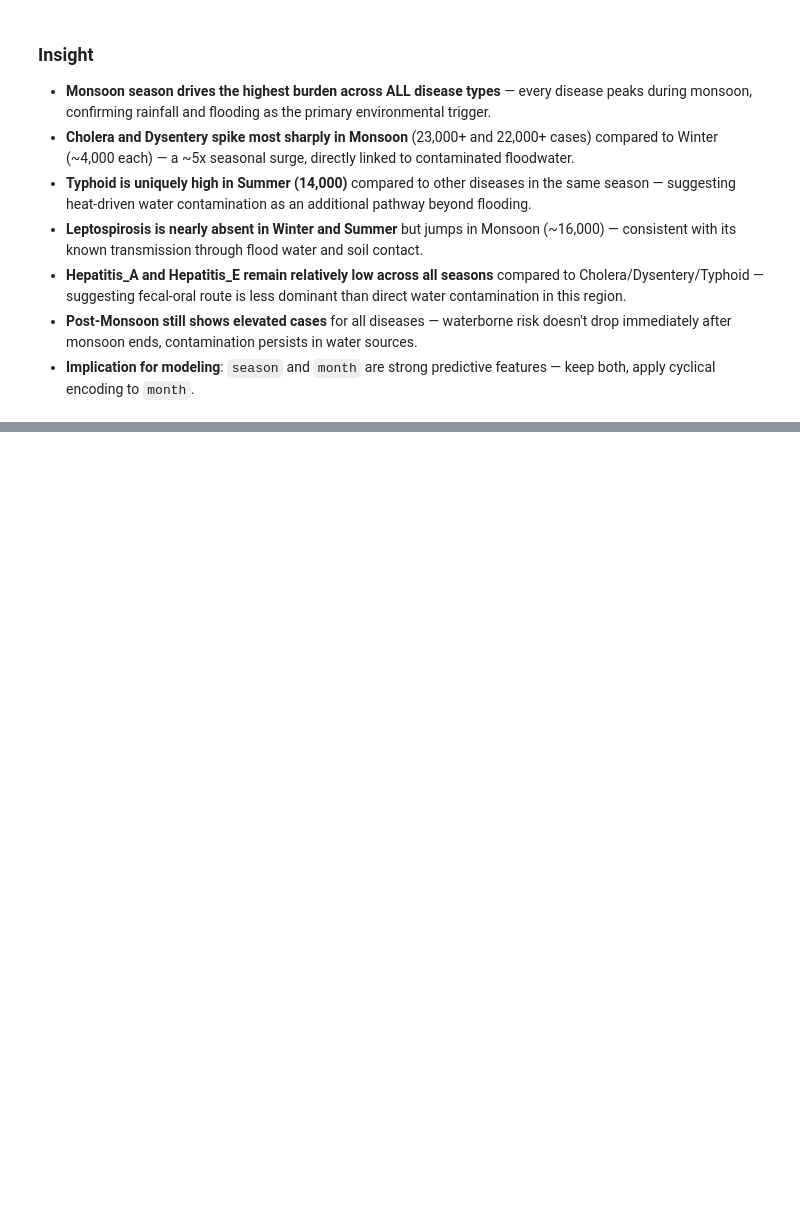
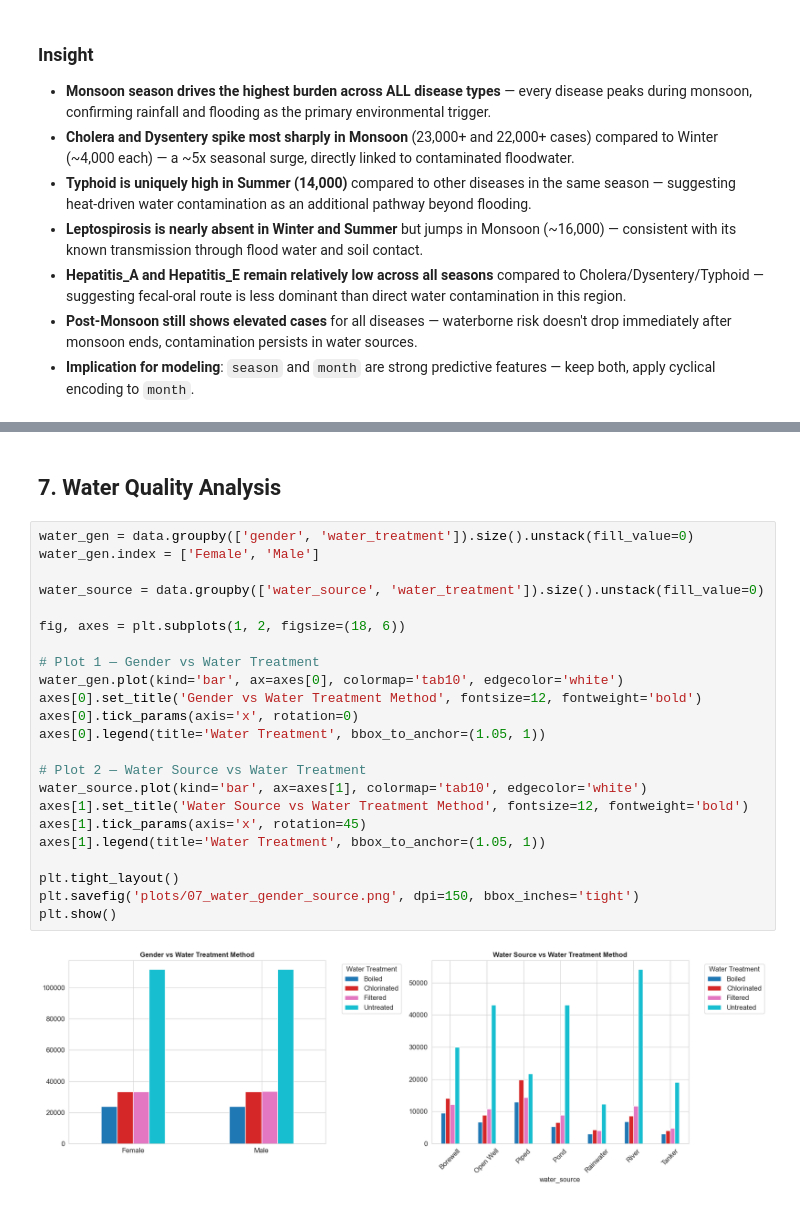
Before and after one commit to sumeet-016/NE-EpiGuard, a Jupyter notebook: Notebooks/EDA.ipynb, the cells around one changed output, grey strips where cells are left out. Cells and saved outputs as stored; diff of their text form; blank space fills up the shorter version.

```diff
--- a/Notebooks/EDA.ipynb
+++ b/Notebooks/EDA.ipynb
@@ -360,0 +429,27 @@ plt.show()
+# %% [markdown]
+## 7. Water Quality Analysis
+# %%
+water_gen = data.groupby(['gender', 'water_treatment']).size().unstack(fill_value=0)
+water_gen.index = ['Female', 'Male']
+
+water_source = data.groupby(['water_source', 'water_treatment']).size().unstack(fill_value=0)
+
+fig, axes = plt.subplots(1, 2, figsize=(18, 6))
+
+# Plot 1 — Gender vs Water Treatment
+water_gen.plot(kind='bar', ax=axes[0], colormap='tab10', edgecolor='white')
+axes[0].set_title('Gender vs Water Treatment Method', fontsize=12, fontweight='bold')
+axes[0].tick_params(axis='x', rotation=0)
+axes[0].legend(title='Water Treatment', bbox_to_anchor=(1.05, 1))
+
+# Plot 2 — Water Source vs Water Treatment
+water_source.plot(kind='bar', ax=axes[1], colormap='tab10', edgecolor='white')
+axes[1].set_title('Water Source vs Water Treatment Method', fontsize=12, fontweight='bold')
+axes[1].tick_params(axis='x', rotation=45)
+axes[1].legend(title='Water Treatment', bbox_to_anchor=(1.05, 1))
+
+plt.tight_layout()
+plt.savefig('plots/07_water_gender_source.png', dpi=150, bbox_inches='tight')
+plt.show()
+# %% [output]
+[figure, added]
```
Also changed, not shown: parts of 18 cells of this notebook, 19 other files.
